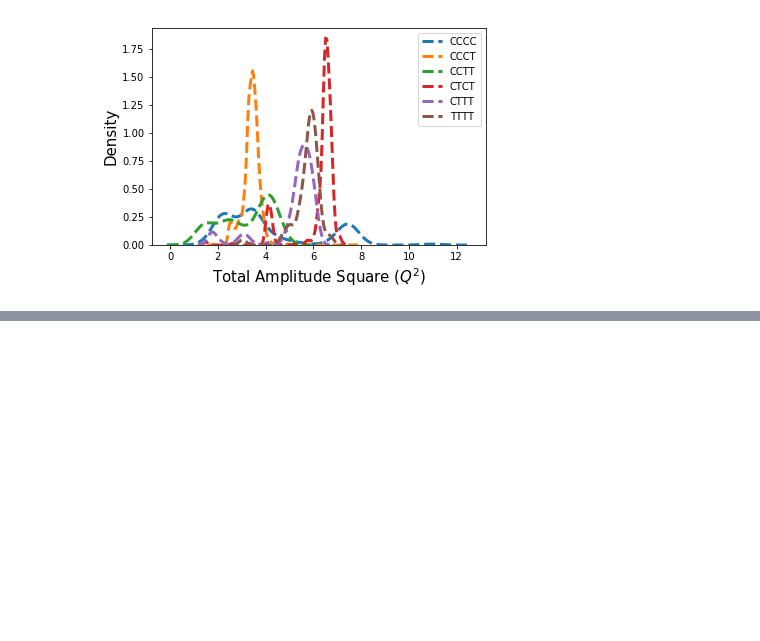
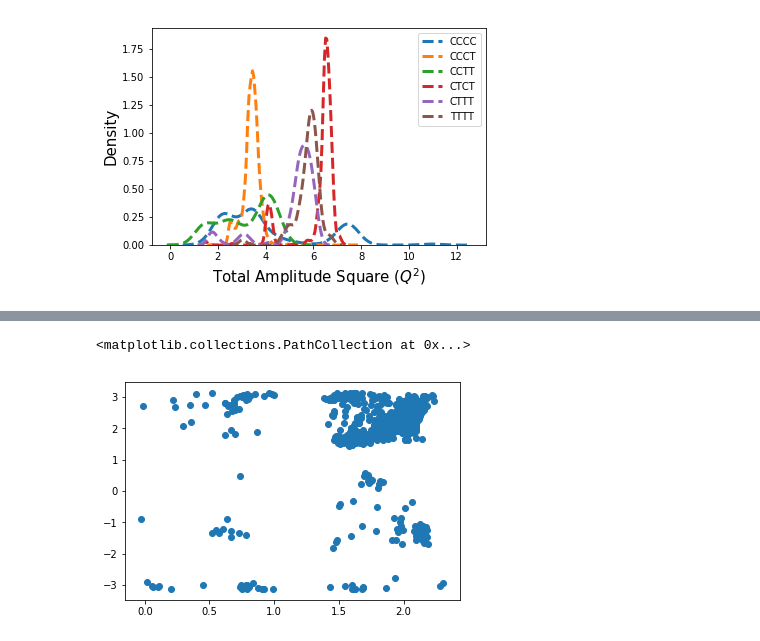
Before and after one commit to lucianlschan/RING, a Jupyter notebook: CTPs Analysis.ipynb, the cells around one changed output, grey strips where cells are left out. Saved outputs shown, nothing was run; the diff lists cells and outputs as text; code cells hidden in the pictures; blank space fills up the shorter version.

```diff
--- a/CTPs Analysis.ipynb
+++ b/CTPs Analysis.ipynb
@@ -541,0 +645,13 @@ plt.show()
+# %%
+w1 = pd.DataFrame(k).iloc[:,34:45]
+# %%
+y = k2
+x = np.column_stack([np.ones(len(k2)),w1.values])
+xtx_exo = np.linalg.inv(np.matmul(np.transpose(x),x))
+xty_exo = np.matmul(np.transpose(x),y)
+beta_exo = np.matmul(xtx_exo, xty_exo)
+# %%
+plt.scatter(np.matmul(x,beta_exo),y)
+# %% [output]
+<matplotlib.collections.PathCollection at 0x...>
+[figure, added]
```
Also changed, not shown: parts of 16 cells of this notebook, 2 other files.
